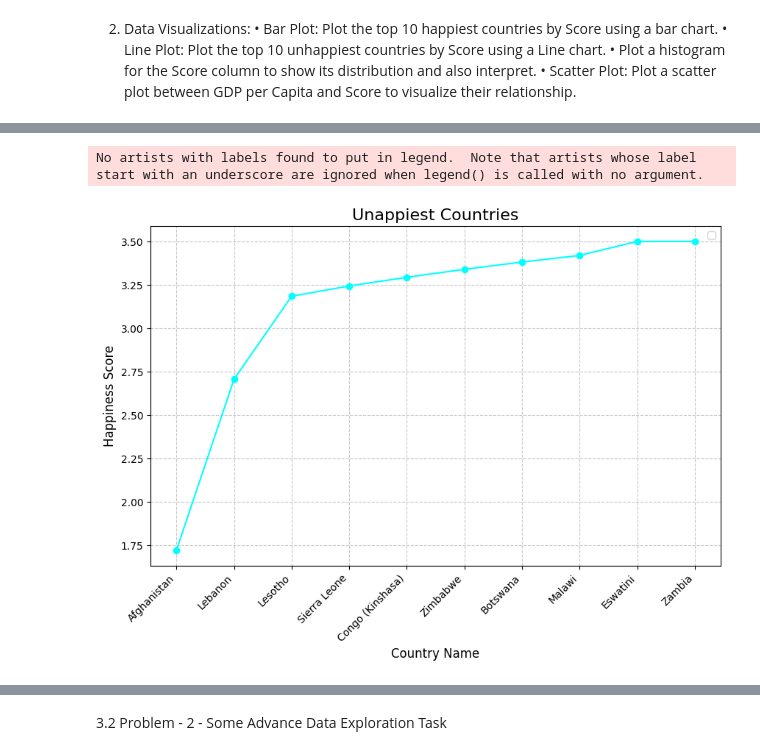
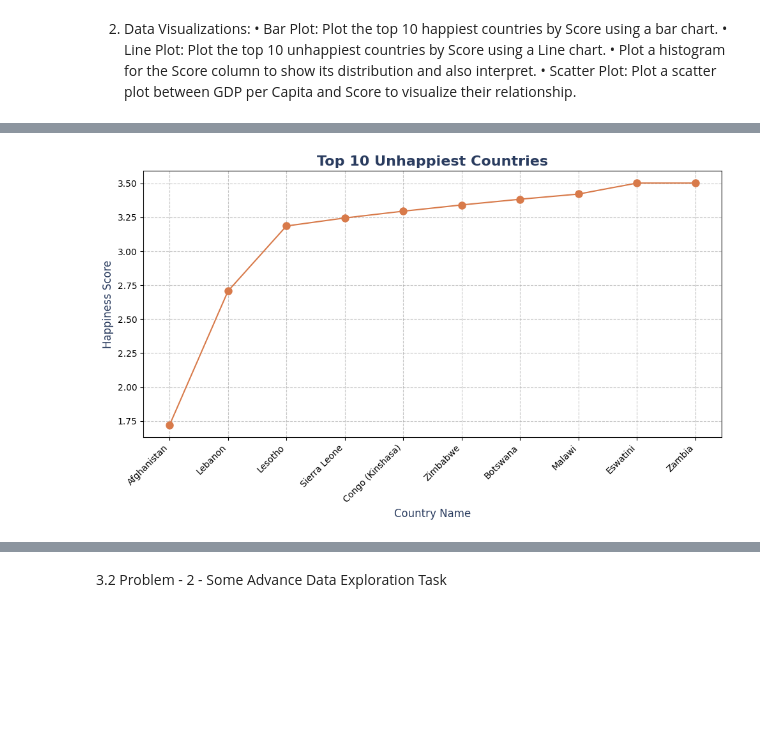
Before and after one commit to LearnerAnisha/python, a Jupyter notebook: coursework1.ipynb, the cells around one changed output, grey strips where cells are left out. Cells and saved outputs as stored; diff of their text form; code cells hidden in the pictures; blank space fills up the shorter version.

```diff
--- a/coursework1.ipynb
+++ b/coursework1.ipynb
@@ -170,17 +221,28 @@ plt.show()
 # %%
-unhappiest_countries = wlr.sort_values(by = 'score',ascending=True)
+# Prepare data for bottom 10 unhappiest countries
+unhappiest_countries = wlr.sort_values(by='score', ascending=True)
 x_values = unhappiest_countries['Country name'].head(10)
 y_values = unhappiest_countries['score'].head(10)
-# Create the bar plot
+
+# Create the line plot with improved design
 plt.figure(figsize=(10, 6))
-plt.plot(x_values, y_values,marker='o',color='cyan')
-plt.title('Unappiest Countries', fontsize=16)
-plt.xlabel('Country Name', fontsize=12)
-plt.ylabel('Happiness Score', fontsize=12)
-plt.xticks(rotation=45, ha='right')
-plt.grid(axis='both', linestyle='--', alpha=0.7)
-plt.legend()
+
+# Line plot with elegant color (soft orange) and markers
+plt.plot(x_values, y_values, marker='o', color='#D87A4A', linestyle='-', markersize=8)
+
+# Title and labels with improved fonts
+plt.title('Top 10 Unhappiest Countries', fontsize=16, fontweight='bold', color='#2A3C5F')
+plt.xlabel('Country Name', fontsize=12, color='#2A3C5F')
+plt.ylabel('Happiness Score', fontsize=12, color='#2A3C5F')
+
+# Rotate x-axis labels to prevent overlap
+plt.xticks(rotation=45, ha='right', fontsize=10)
+
+# Add gridlines to enhance readability
+plt.grid(True, axis='both', linestyle='--', alpha=0.7)
+
+# Show the plot
+plt.tight_layout()  # Ensure everything fits well
 plt.show()
 # %% [output]
-No artists with labels found to put in legend.  Note that artists whose label start with an underscore are ignored when legend() is called with no argument.
-[figure, old version]
+[figure, new version]
```
Also changed, not shown: parts of 34 cells of this notebook.
